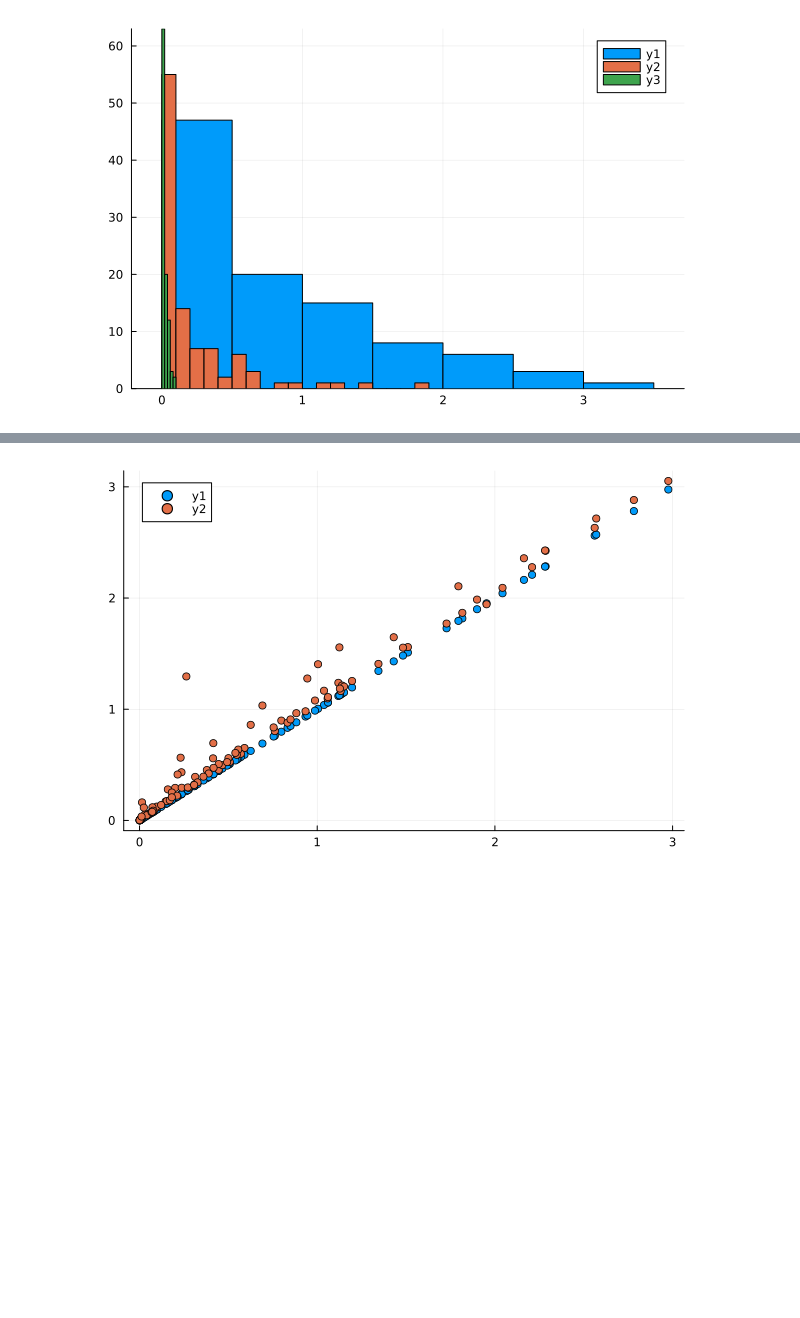
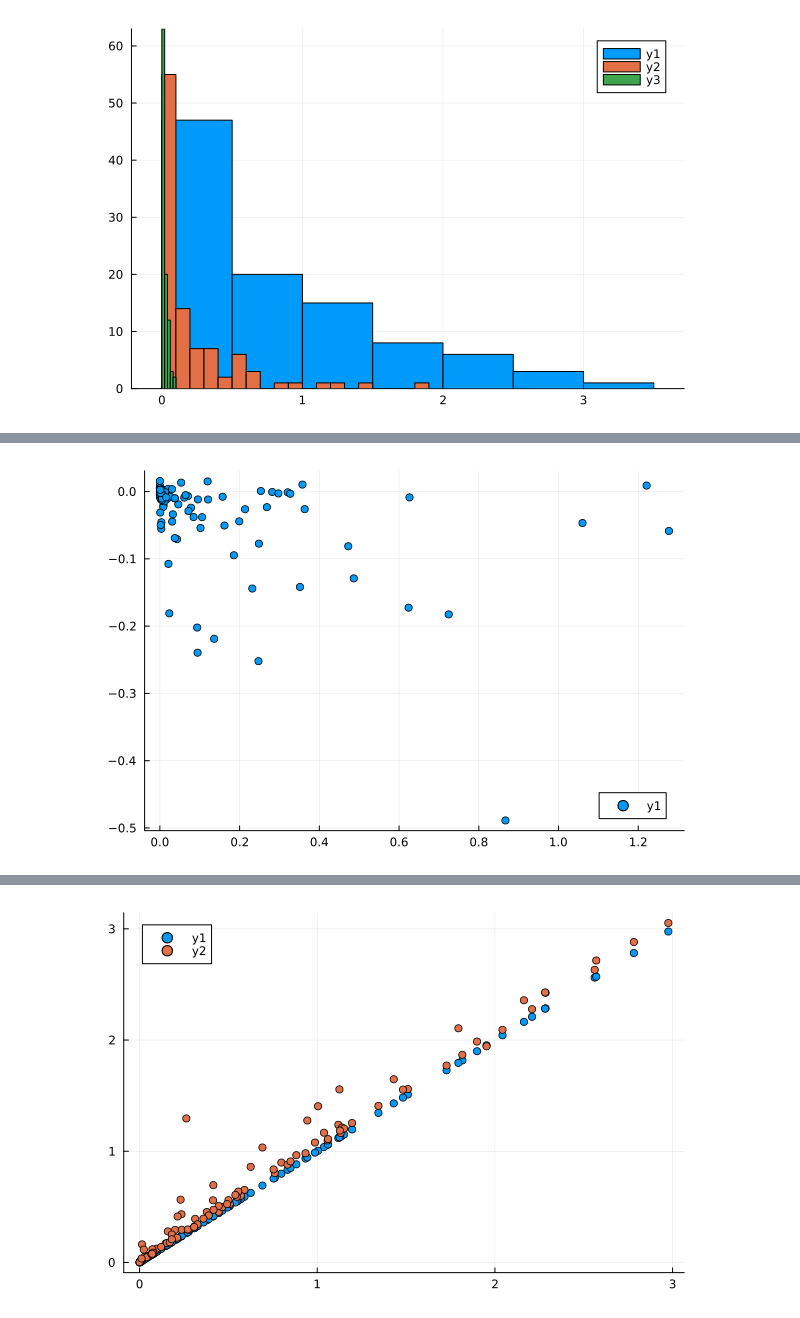
Before and after one commit to Erick-0M/problem-set-io, a Jupyter notebook: code/scripts/pset_io.ipynb, the cells around one changed output, grey strips where cells are left out. Saved outputs shown, nothing was run; the diff lists cells and outputs as text; code cells hidden in the pictures; blank space fills up the shorter version.

```diff
--- a/code/scripts/pset_io.ipynb
+++ b/code/scripts/pset_io.ipynb
@@ -1118,8 +1118,8 @@ T = 100
 idx = J * (0:T-1)
 
 # Diversion ratio 12
-D12 = model_simul_merge.BLPDemand.ds_dp[1 .+ idx, 2] ./ -model_simul_merge.BLPDemand.ds_dp[1 .+ idx, 1];
-D21 = model_simul_merge.BLPDemand.ds_dp[1 .+ idx, 2] ./ -model_simul_merge.BLPDemand.ds_dp[2 .+ idx, 2];
+D12 = model_system_bert.BLPDemand.ds_dp[1 .+ idx, 2] ./ -model_system_bert.BLPDemand.ds_dp[1 .+ idx, 1];
+D21 = model_system_bert.BLPDemand.ds_dp[1 .+ idx, 2] ./ -model_system_bert.BLPDemand.ds_dp[2 .+ idx, 2];
 pc1 = (model_system_bert.BLPDemand.p - model_system_bert.BLPDemand.cost_sim)[1 .+ idx]
 pc2 = (model_system_bert.BLPDemand.p - model_system_bert.BLPDemand.cost_sim)[2 .+ idx]
 
@@ -1152,0 +1173,4 @@ histogram!(Delta_P3)
+# %%
+scatter(UPP2, Delta_ts)
+# %% [output]
+[figure, added]
```
Also changed, not shown: parts of 5 cells of this notebook, 18 other files.
